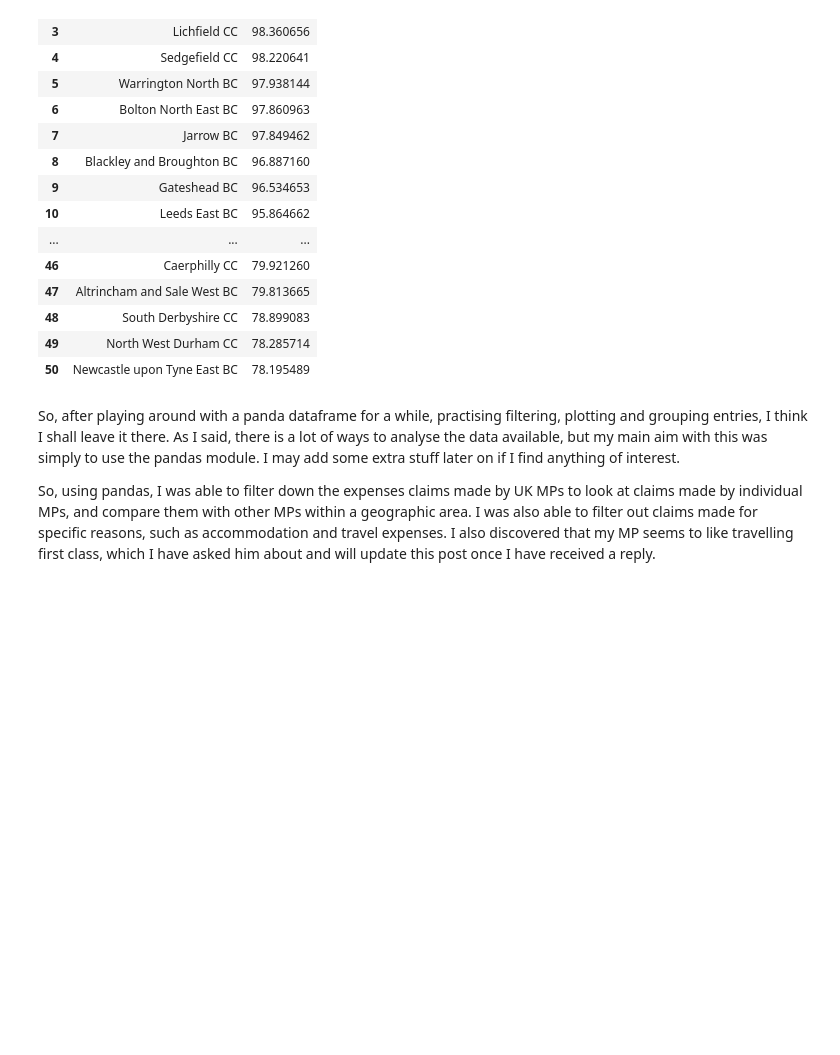
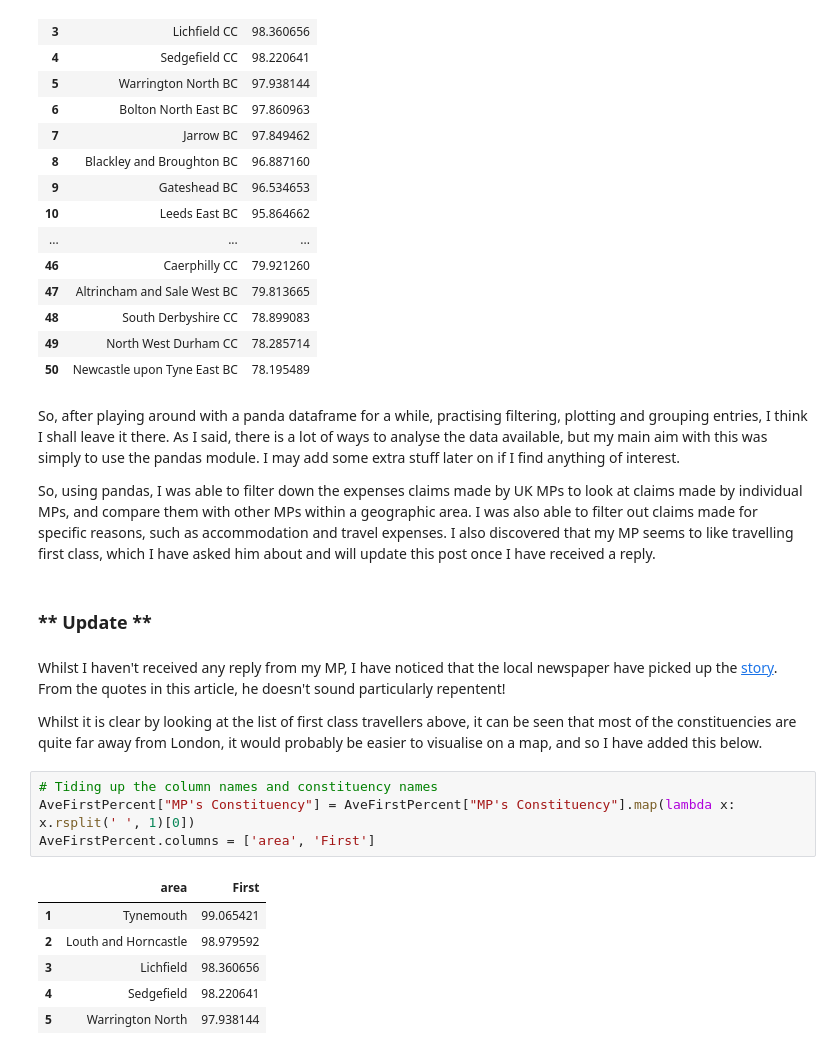
Before and after one commit to UltrasoundSam/CovExpenses, a Jupyter notebook: CoventryExpenses.ipynb, the cells around one changed output. Drawn from its saved outputs; the diff is of its cells as text; blank space fills up the shorter version.

```diff
--- a/CoventryExpenses.ipynb
+++ b/CoventryExpenses.ipynb
@@ -189,3 +197,20 @@ AveFirstPercent.head(50)
 So, after playing around with a panda dataframe for a while, practising filtering, plotting and grouping entries, I think I shall leave it there. As I said, there is a lot of ways to analyse the data available, but my main aim with this was simply to use the pandas module. I may add some extra stuff later on if I find anything of interest.
 
 So, using pandas, I was able to filter down the expenses claims made by UK MPs to look at claims made by individual MPs, and compare them with other MPs within a geographic area. I was also able to filter out claims made for specific reasons, such as accommodation and travel expenses. I also discovered that my MP seems to like travelling first class, which I have asked him about and will update this post once I have received a reply.
+# %% [markdown]
+### ** Update **
+# %% [markdown]
+Whilst I haven't received any reply from my MP, I have noticed that the local newspaper have picked up the <a href='http://www.coventrytelegraph.net/news/coventry-news/coventry-mp-geoffrey-robinson-among-11822574'>story</a>. From the quotes in this article, he doesn't sound particularly repentent!
+
+Whilst it is clear by looking at the list of first class travellers above, it can be seen that most of the constituencies are quite far away from London, it would probably be easier to visualise on a map, and so I have added this below.
+# %%
+# Tiding up the column names and constituency names
+AveFirstPercent["MP's Constituency"] = AveFirstPercent["MP's Constituency"].map(lambda x: x.rsplit(' ', 1)[0])
+AveFirstPercent.columns = ['area', 'First']
+# %% [output]
+|  | area | First |
+| 1 | Tynemouth | 99.065421 |
+| 2 | Louth and Horncastle | 98.979592 |
+| 3 | Lichfield | 98.360656 |
+| 4 | Sedgefield | 98.220641 |
+| 5 | Warrington North | 97.938144 |
```
Also changed, not shown: parts of 10 cells of this notebook, 17 other files.
